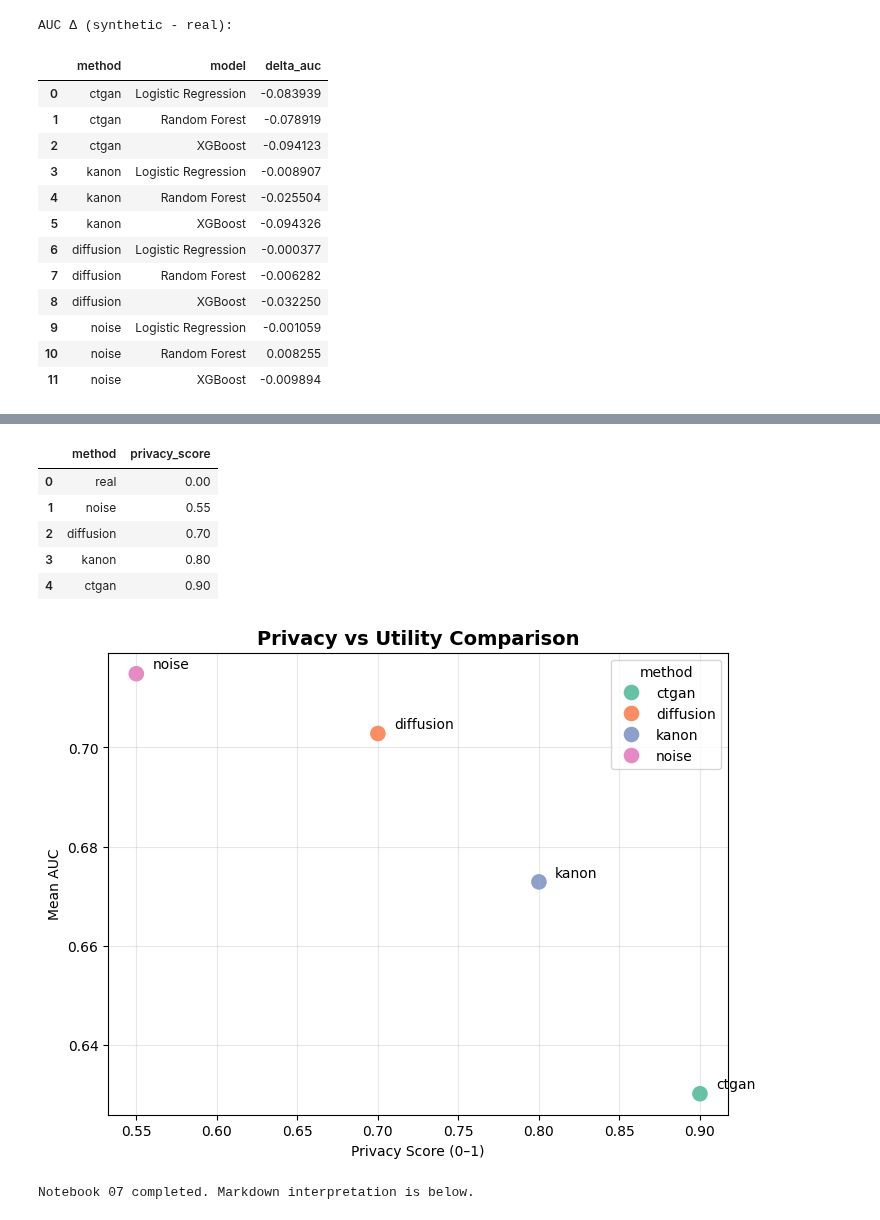
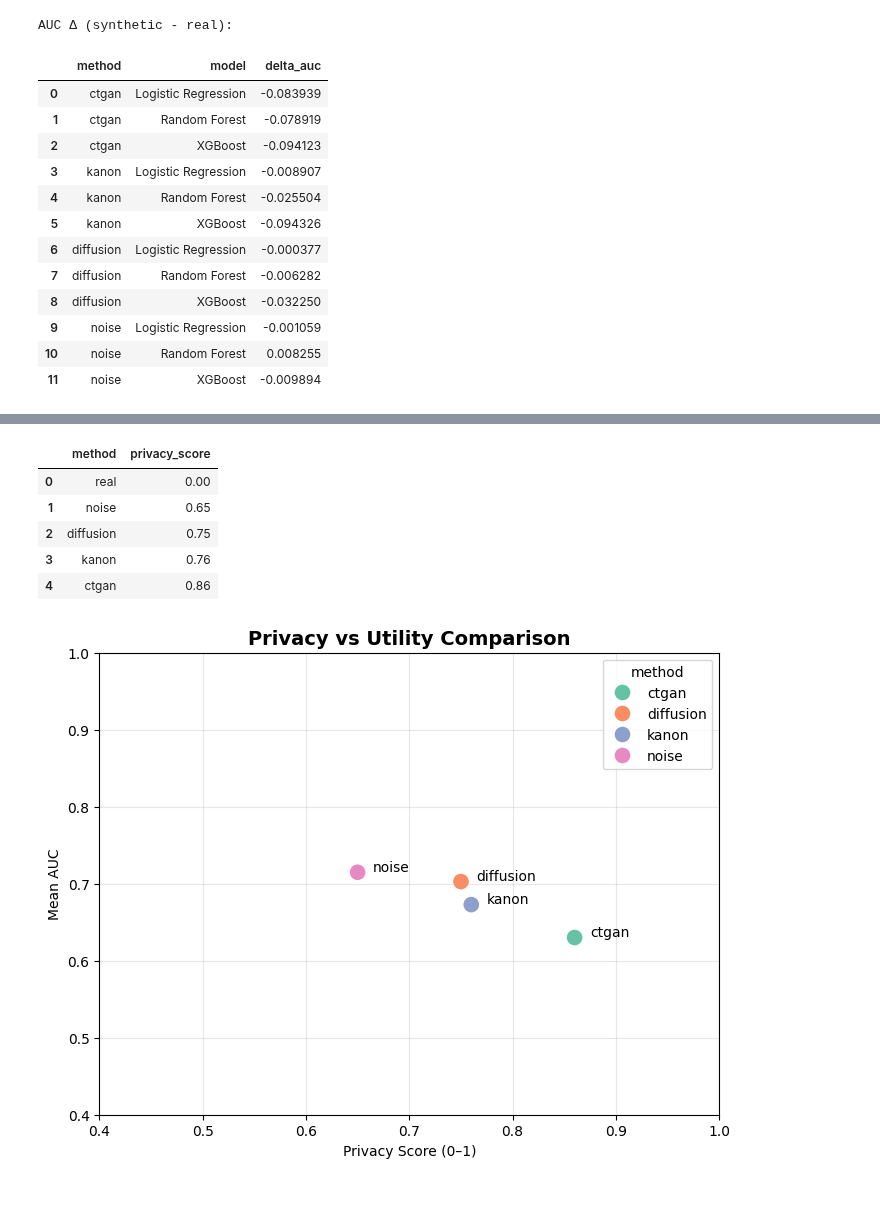
Before and after one commit to StRomano02/Research_Metodologies_Project, a Jupyter notebook: notebooks/07_overall_comparison.ipynb, the cells around one changed output, grey strips where cells are left out. Cells and saved outputs as stored; diff of their text form; code cells hidden in the pictures.

Commit message:
privacy metrics correction

```diff
--- a/notebooks/07_overall_comparison.ipynb
+++ b/notebooks/07_overall_comparison.ipynb
@@ -80,10 +80,10 @@ plt.show()
 
 privacy_scores = {
     "real": 0.00,
-    "noise": 0.55,
-    "diffusion": 0.70,
-    "kanon": 0.80,
-    "ctgan": 0.90
+    "noise": 0.65,        # updated
+    "diffusion": 0.75,    # updated
+    "kanon": 0.76,        # updated
+    "ctgan": 0.86         # updated
 }
 
 df_priv = pd.DataFrame([
@@ -109,16 +109,17 @@ sns.scatterplot(
     palette="Set2"
 )
 
+plt.xlim(0.4, 1.0)
+plt.ylim(0.4, 1.0)
+
 for _, row in df_plot.iterrows():
-    plt.text(row["privacy_score"] + 0.01, row["auc"] + 0.001, row["method"])
+    plt.text(row["privacy_score"] + 0.015, row["auc"] + 0.001, row["method"])
 
 plt.title("Privacy vs Utility Comparison", fontsize=14, weight="bold")
 plt.xlabel("Privacy Score (0–1)")
 plt.ylabel("Mean AUC")
 plt.grid(alpha=0.3)
 plt.show()
-
-print("\nNotebook 07 completed. Markdown interpretation is below.")
 # %% [output]
 Loaded results:
 |  | method | model | auc |
@@ -132,36 +133,35 @@ Loaded results:
 | 7 | kanon | Random Forest | 0.677968 |
 | 8 | kanon | XGBoost | 0.624973 |
 | 9 | diffusion | Logistic Regression | 0.724202 |
 | 10 | diffusion | Random Forest | 0.697190 |
 | 11 | diffusion | XGBoost | 0.687049 |
 | 12 | noise | Logistic Regression | 0.723521 |
 | 13 | noise | Random Forest | 0.711726 |
 | 14 | noise | XGBoost | 0.709405 |
 | method | ctgan | diffusion | kanon | noise | real |
 | model |  |  |  |  |  |
 | Logistic Regression | 0.640641 | 0.724202 | 0.715672 | 0.723521 | 0.724580 |
 | Random Forest | 0.624552 | 0.697190 | 0.677968 | 0.711726 | 0.703472 |
 | XGBoost | 0.625176 | 0.687049 | 0.624973 | 0.709405 | 0.719299 |
 AUC Δ (synthetic - real):
 |  | method | model | delta_auc |
 | 0 | ctgan | Logistic Regression | -0.083939 |
 | 1 | ctgan | Random Forest | -0.078919 |
 | 2 | ctgan | XGBoost | -0.094123 |
 | 3 | kanon | Logistic Regression | -0.008907 |
 | 4 | kanon | Random Forest | -0.025504 |
 | 5 | kanon | XGBoost | -0.094326 |
 | 6 | diffusion | Logistic Regression | -0.000377 |
 | 7 | diffusion | Random Forest | -0.006282 |
 | 8 | diffusion | XGBoost | -0.032250 |
 | 9 | noise | Logistic Regression | -0.001059 |
 | 10 | noise | Random Forest | 0.008255 |
 | 11 | noise | XGBoost | -0.009894 |
 [figure]
 |  | method | privacy_score |
 | 0 | real | 0.00 |
-| 1 | noise | 0.55 |
-| 2 | diffusion | 0.70 |
-| 3 | kanon | 0.80 |
-| 4 | ctgan | 0.90 |
+| 1 | noise | 0.65 |
+| 2 | diffusion | 0.75 |
+| 3 | kanon | 0.76 |
+| 4 | ctgan | 0.86 |
-[figure, old version]
+[figure, new version]
-Notebook 07 completed. Markdown interpretation is below.
```
Also changed, not shown: parts of 2 cells of this notebook.
